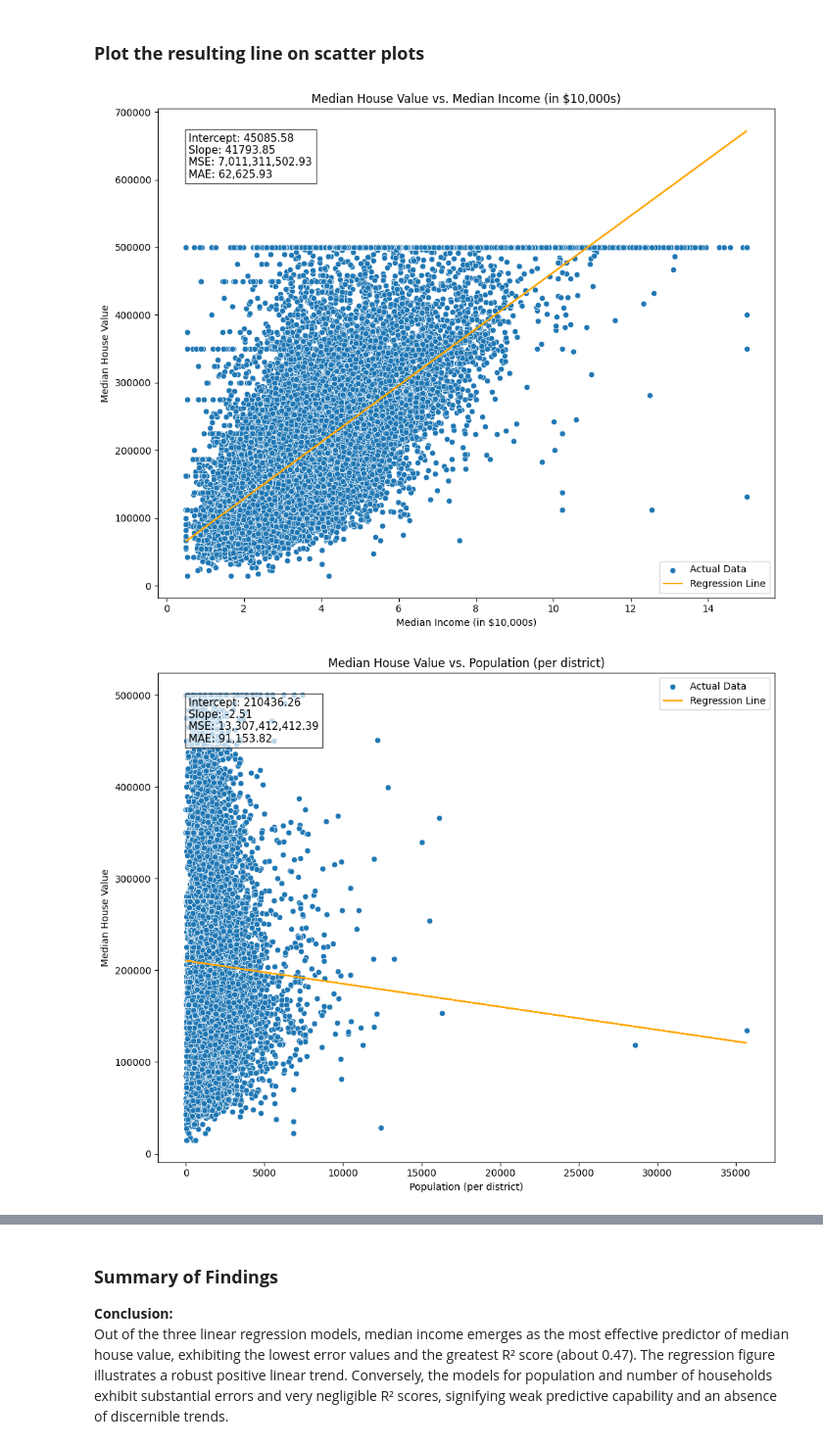
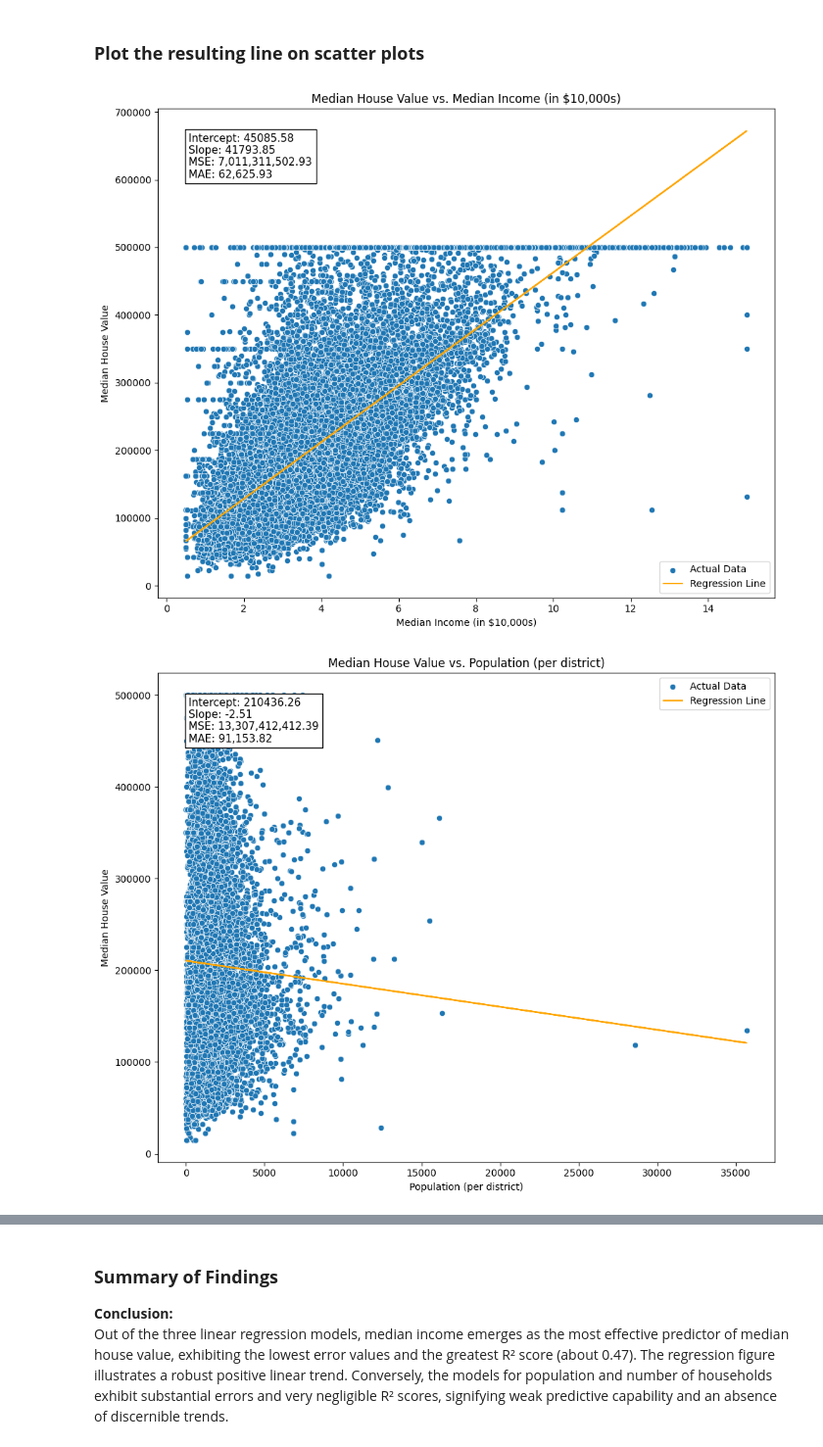
Before and after one commit to MandeepCon/Practical-Lab-1---ULR, a Jupyter notebook: Main.ipynb, the cells around one changed output, grey strips where cells are left out. Shown at 98% size. Drawn from its saved outputs; the diff is of its cells as text; code cells hidden in the pictures.

```diff
--- a/Main.ipynb
+++ b/Main.ipynb
@@ -272,33 +280,33 @@ modeldata = [
 med_house = df['median_house_value']
 
 for executemodel, xlabel in modeldata:
     data = df[[executemodel]]
     model = LinearRegression()
     model.fit(data, med_house)
     predict = model.predict(data)
     intercept = model.intercept_
     slope = model.coef_[0]
     mse = mean_squared_error(med_house, predict)
     mae = mean_absolute_error(med_house, predict)
 
     plt.figure(figsize=(10, 8))
     sns.scatterplot(x=df[executemodel], y=med_house, label="Actual Data")
     plt.plot(df[executemodel], predict, color='orange', label='Regression Line')
     plt.title(f"Median House Value vs. {xlabel}")
     plt.xlabel(xlabel)
     plt.ylabel("Median House Value")
 
     # Text box for  model details
     textbox = ( f"Intercept: {intercept:.2f}\n"
         f"Slope: {slope:.2f}\n"
         f"MSE: {mse:,.2f}\n"
         f"MAE: {mae:,.2f}")
 
     plt.gca().text( 0.05, 0.95, textbox, transform=plt.gca().transAxes, fontsize=11, verticalalignment='top',
-                    bbox=dict(facecolor='white', alpha=0.7, edgecolor='black'))
+                    bbox=dict(facecolor='white', edgecolor='black'))
     plt.legend()
     plt.tight_layout()
     plt.show()
 # %% [output]
-[figure, old version]
+[figure, new version]
 [figure]
```
Also changed, not shown: parts of 6 cells of this notebook, 1 other file.
